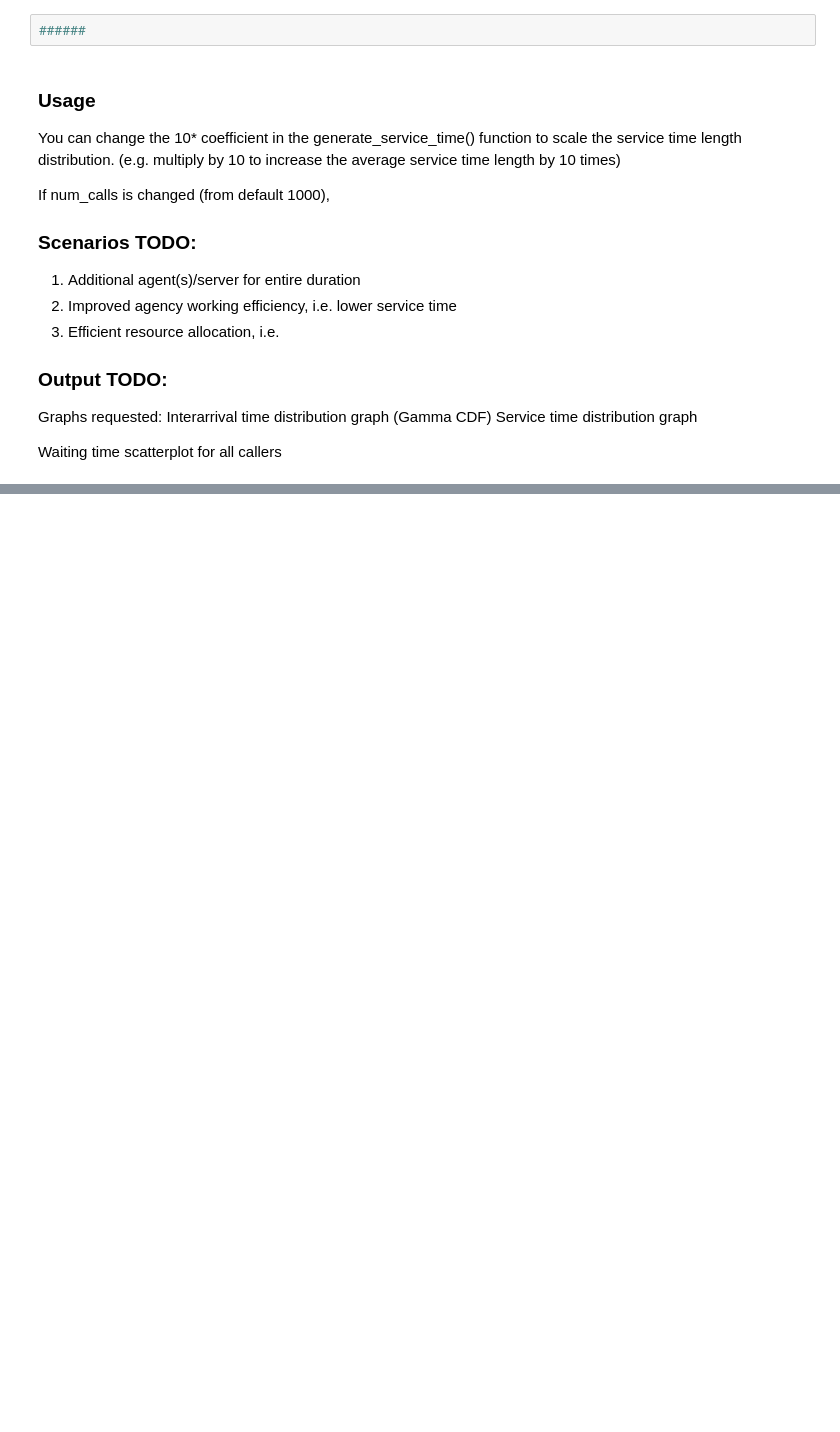
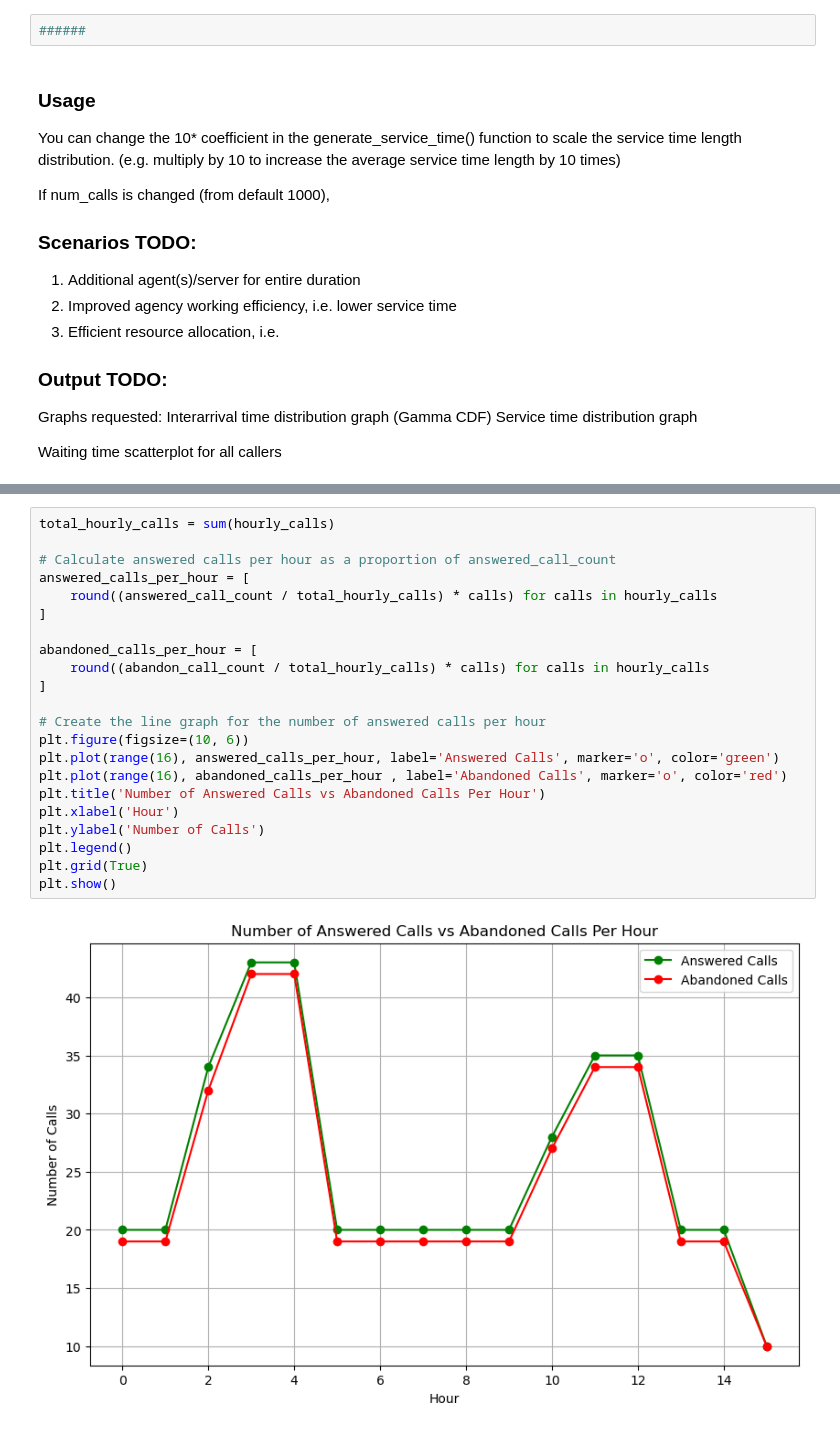
Before and after one commit to yumisu24/SYS5110_project, a Jupyter notebook: v2_Call_Centre_Simulation.ipynb, the cells around one changed output, grey strips where cells are left out. Drawn from its saved outputs; the diff is of its cells as text; blank space fills up the shorter version.

```diff
--- a/v2_Call_Centre_Simulation.ipynb
+++ b/v2_Call_Centre_Simulation.ipynb
@@ -324,0 +354,24 @@ plt.show()
+# %%
+total_hourly_calls = sum(hourly_calls)
+
+# Calculate answered calls per hour as a proportion of answered_call_count
+answered_calls_per_hour = [
+    round((answered_call_count / total_hourly_calls) * calls) for calls in hourly_calls
+]
+
+abandoned_calls_per_hour = [
+    round((abandon_call_count / total_hourly_calls) * calls) for calls in hourly_calls
+]
+
+# Create the line graph for the number of answered calls per hour
+plt.figure(figsize=(10, 6))
+plt.plot(range(16), answered_calls_per_hour, label='Answered Calls', marker='o', color='green')
+plt.plot(range(16), abandoned_calls_per_hour , label='Abandoned Calls', marker='o', color='red')
+plt.title('Number of Answered Calls vs Abandoned Calls Per Hour')
+plt.xlabel('Hour')
+plt.ylabel('Number of Calls')
+plt.legend()
+plt.grid(True)
+plt.show()
+# %% [output]
+[figure, added]
```
Also changed, not shown: parts of 14 cells of this notebook, 5 other files.
